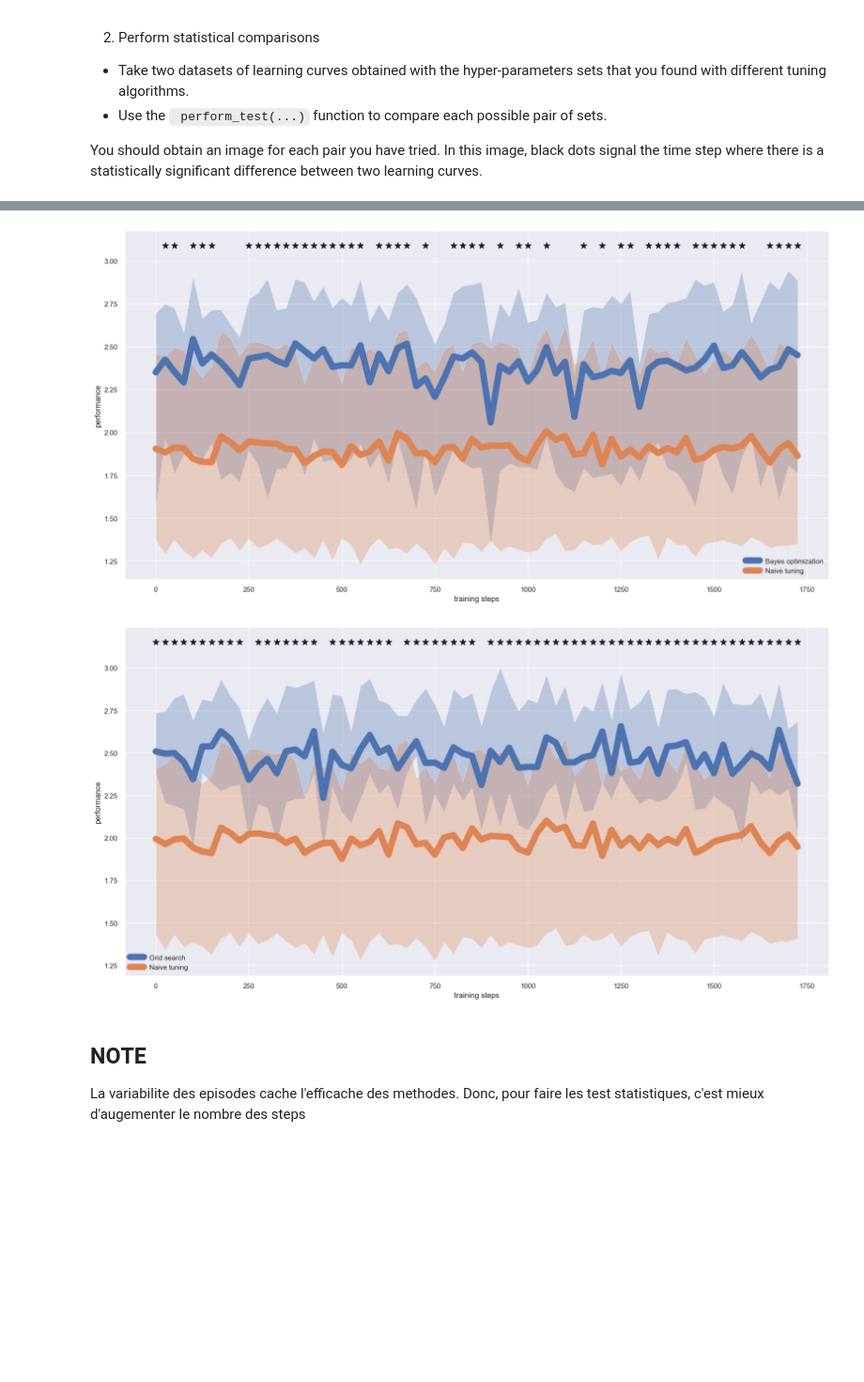
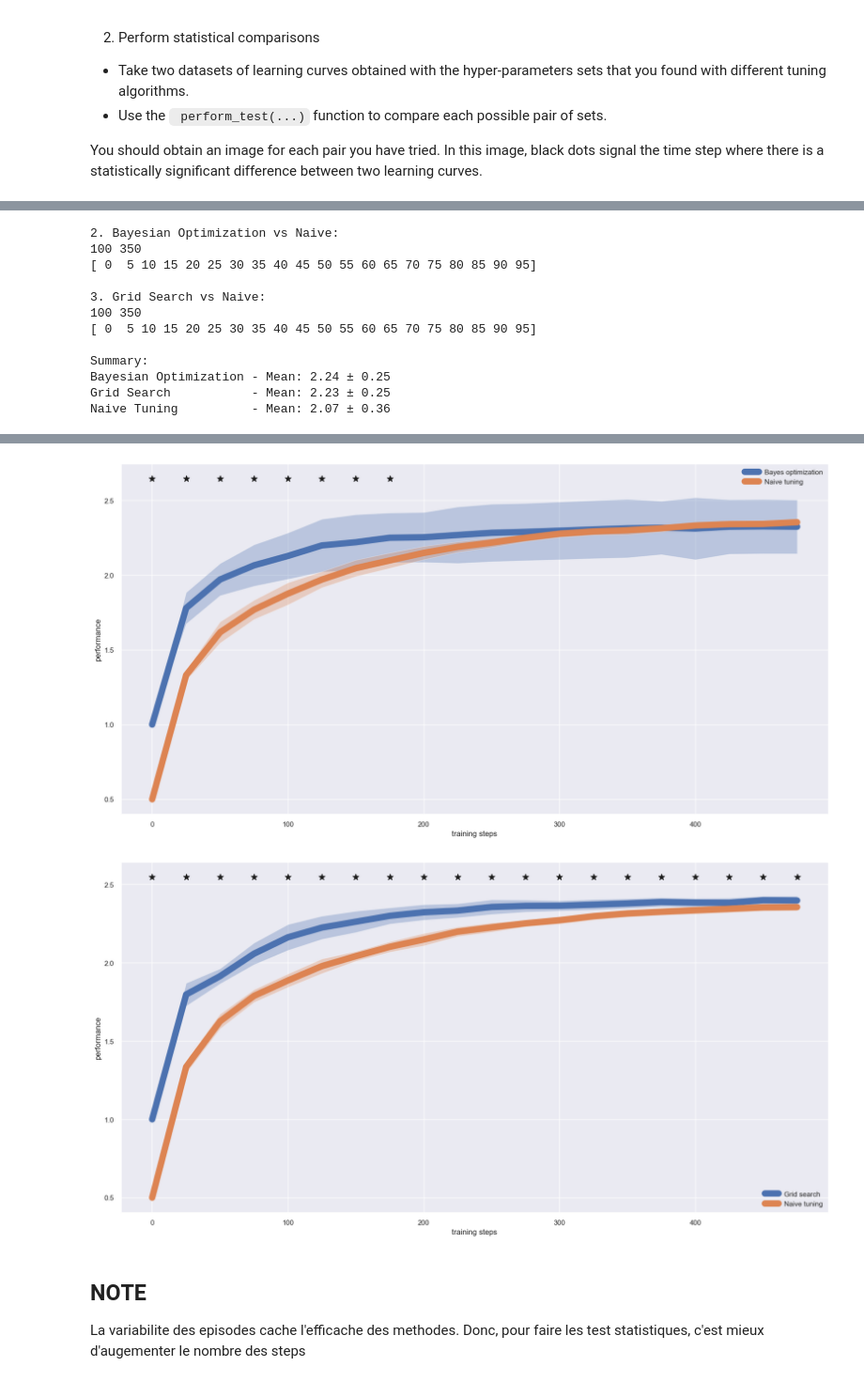
Before and after one commit to vskarleas/ROB4-S8-Reinforcement_learning, a Jupyter notebook: TP/TP3/ARIDI_SKARLEAS_actor_critic.ipynb, the cells around one changed output, grey strips where cells are left out. Shown at 94% size. Cells and saved outputs as stored; diff of their text form; code cells hidden in the pictures; blank space fills up the shorter version.

```diff
--- a/TP/TP3/ARIDI_SKARLEAS_actor_critic.ipynb
+++ b/TP/TP3/ARIDI_SKARLEAS_actor_critic.ipynb
@@ -517,8 +525,8 @@ Using it is not mandatory.
 You can also change the value of hyper-parameters or environment parameters at will.
 # %%
 ac_params = {
-    "save_curves": False,
-    "save_heatmap": False,
+    "save_curves": True,
+    "save_heatmap": True,
     "mdp": {
         "name": "MazeMDP-v0",
         "width": 5,
@@ -530,12 +538,12 @@ ac_params = {
     "log_dir": "./tmp",
     "video_dir": "./tmp/videos",
 
-    "nb_episodes": 400,
+    "nb_episodes": 180,
     "render": False, # True if we want to visualise the episode but it will be longer
     "nb_repeats": 80,
 
-    "alpha_critic": 0.5,
-    "alpha_actor": 0.5,
+    "alpha_critic": 0.75,
+    "alpha_actor": 0.6,
     }
 # %% [markdown]
 ## Test your code
@@ -739,16 +773,18 @@ def perform_test(perf1, perf2, name1, name2, sample_size=20, downsampling_fact=5
 
 
     id_central = 'mean'
-    id_error = 80  # (percentiles), also: 'std', 'sem'
+    id_error = 'std'  # (percentiles), also: 'std', 'sem'
 
     sample1 = perf1[:, np.random.randint(0, nb_datapoints, sample_size)]
     sample2 = perf2[:, np.random.randint(0, nb_datapoints, sample_size)]
-
+    print(nb_steps, nb_datapoints)
     steps = np.arange(0, nb_steps, downsampling_fact)
     sample1 = sample1[steps, :]
     sample2 = sample2[steps, :]
 
     # test
+    print(steps)
+
     sign_diff = np.zeros([len(steps)])
     for i in range(len(steps)):
         sign_diff[i] = run_test(
@@ -815,6 +864,6 @@ In this image, black dots signal the time step where there is a statistically si
 # %%
 # Number of runs for statistical significance
-nb_runs = 350
+nb_runs = 350 # the number of the statistical tests
 
 # Initialize performance arrays
 perf_naive = []  # Dataset for naive tuning
@@ -824,13 +873,13 @@ perf_grid = []   # Dataset for Grid search
 print(f"Running {nb_runs} iterations for statistical comparison...")
 
 for i in range(nb_runs):
-    if i % 10 == 0:  # Progress indicator
-        print(f"Progress: {i}/{nb_runs}")
+    if i % 5 == 0:  # Progress indicator
+        print(f"Finished {i} out of {nb_runs}")
 
     # Running the actor critic algorithm using the Bayesian and Grid search methods to find the a-critic and a-actor parameters
     v_Bayes, steps_Bayes = actor_critic_v(
         mdp,
-        nb_episodes=45,
+        nb_episodes=100,
         alpha_critic=best_Bayes['alpha_critic'],
         alpha_actor=best_Bayes['alpha_actor'],
         render=False
@@ -839,7 +888,7 @@ for i in range(nb_runs):
     # Run grid search version
     v_grid, steps_grid = actor_critic_v(
         mdp,
-        nb_episodes=45,
+        nb_episodes=100,
         alpha_critic=best_grid['alpha_critic'],
         alpha_actor=best_grid['alpha_actor'],
         render=False
@@ -848,21 +897,21 @@ for i in range(nb_runs):
     # Run naive version with default parameters that we choose
     v_naive, steps_naive = actor_critic_v(
         mdp,
-        nb_episodes=45,
+        nb_episodes=100,
         alpha_critic=0.5,  # we choose the values
         alpha_actor=0.5,
         render=False
     )
 
-    # Store performance for each method (store the entire arrays)
+    # Append to performance arrays (each array is a different run of the algorithm)  # Each row corresponds to a different run of the algorithm (150 episodes)
     perf_Bayes.append(v_Bayes)
     perf_grid.append(v_grid)
     perf_naive.append(v_naive)
 
 # Convert to numpy arrays and reshape
-perf_Bayes = np.array(perf_Bayes).T  # Transpose to match expected shape
-perf_grid = np.array(perf_grid).T
-perf_naive = np.array(perf_naive).T
+perf_Bayes = np.array(perf_Bayes)  # Transpose to match expected shape
+perf_grid = np.array(perf_grid)
+perf_naive = np.array(perf_naive)
 
 print("\nPerforming statistical comparisons...")
 
@@ -879,10 +928,9 @@ print("\n3. Grid Search vs Naive:")
 perform_test(perf_grid, perf_naive, 'Grid search', 'Naive tuning')
 
 
-print("\nOverall Performance Summary:")
-print("---------------------------")
+print("\nSummary:")
 print(f"Bayesian Optimization - Mean: {np.mean(perf_Bayes):.2f} ± {np.std(perf_Bayes):.2f}")
-print(f"Grid Search          - Mean: {np.mean(perf_grid):.2f} ± {np.std(perf_grid):.2f}")
-print(f"Naive Tuning        - Mean: {np.mean(perf_naive):.2f} ± {np.std(perf_naive):.2f}")
+print(f"Grid Search           - Mean: {np.mean(perf_grid):.2f} ± {np.std(perf_grid):.2f}")
+print(f"Naive Tuning          - Mean: {np.mean(perf_naive):.2f} ± {np.std(perf_naive):.2f}")
 # %% [output]
 Running 350 iterations for statistical comparison...
@@ -904,0 +959,12 @@ Naive Tuning        - Mean: 1.96 ± 0.50
+2. Bayesian Optimization vs Naive:
+100 350
+[ 0  5 10 15 20 25 30 35 40 45 50 55 60 65 70 75 80 85 90 95]
+
+3. Grid Search vs Naive:
+100 350
+[ 0  5 10 15 20 25 30 35 40 45 50 55 60 65 70 75 80 85 90 95]
+
+Summary:
+Bayesian Optimization - Mean: 2.24 ± 0.25
+Grid Search           - Mean: 2.23 ± 0.25
+Naive Tuning          - Mean: 2.07 ± 0.36
@@ -906,5 +972,5 @@ Naive Tuning        - Mean: 1.96 ± 0.50
-[figure, old version]
+[figure, new version]
-[figure, old version]
+[figure, new version]
 # %% [markdown]
 ## ΝΟΤΕ
 
```
Also changed, not shown: parts of 13 cells of this notebook, 17 other files.
